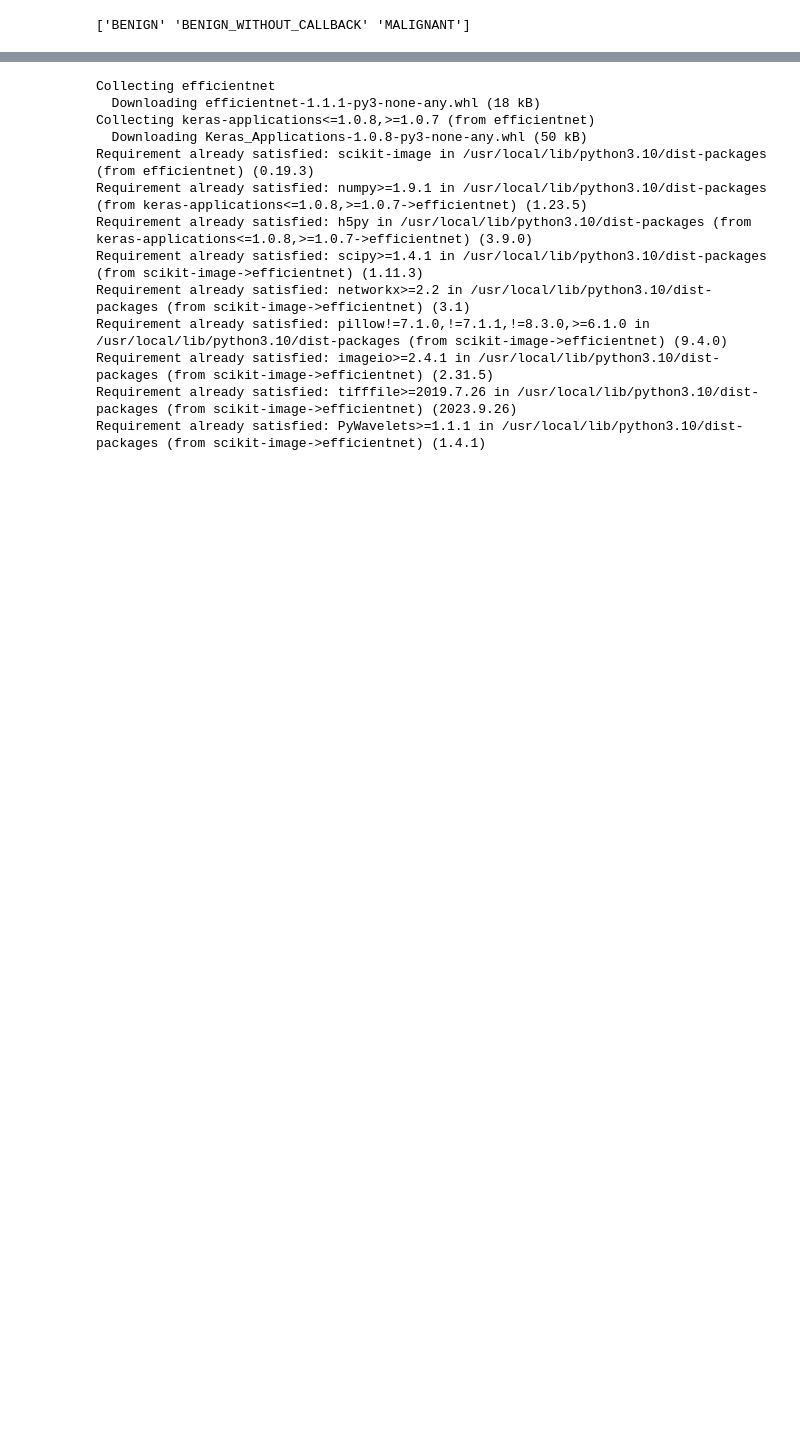
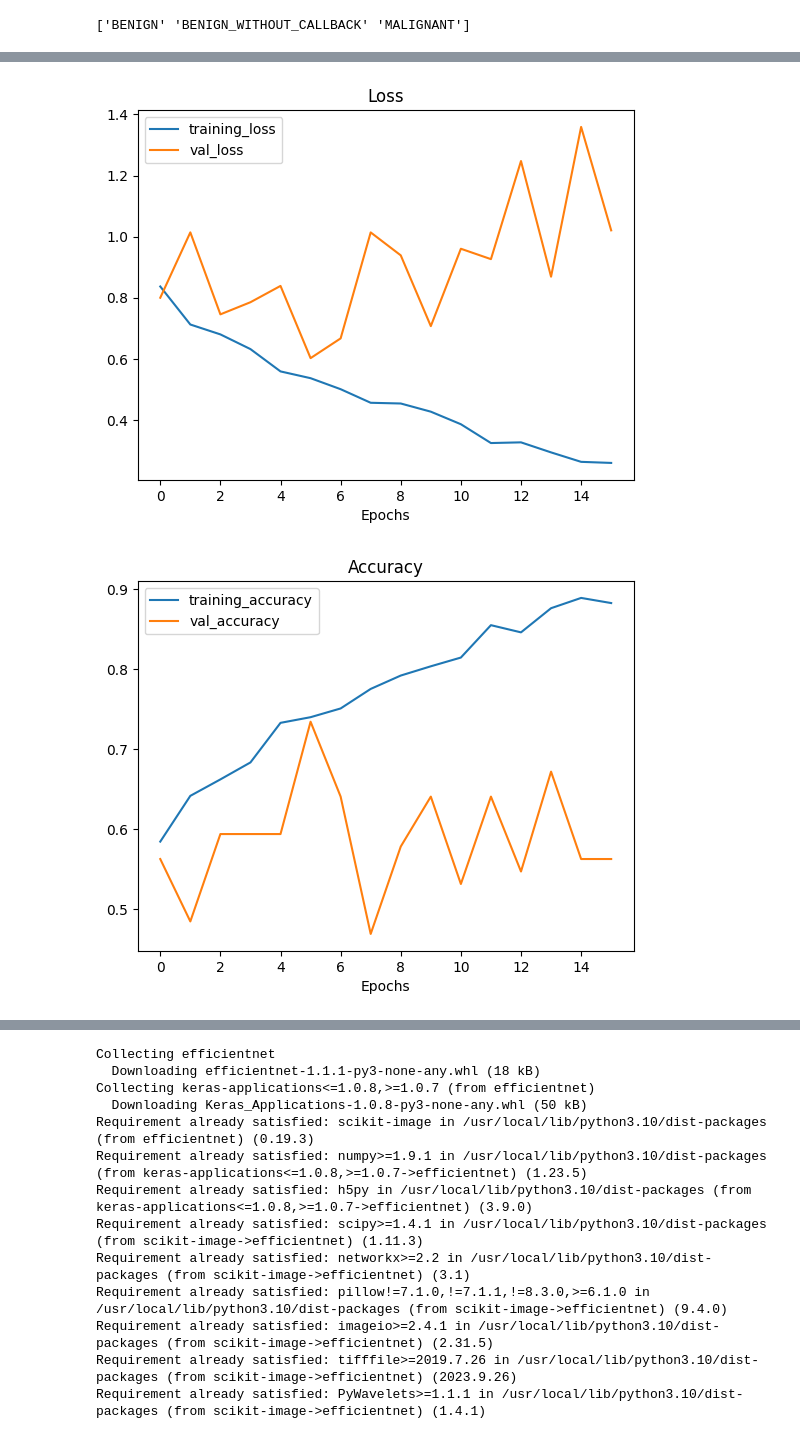
Before and after one commit to NestorBaptista/Project4_Breast_Cancer_Classification, a Jupyter notebook: Breast_cancer_classification.ipynb, the cells around one changed output, grey strips where cells are left out. Saved outputs shown, nothing was run; the diff lists cells and outputs as text; code cells hidden in the pictures; blank space fills up the shorter version.

```diff
--- a/Breast_cancer_classification.ipynb
+++ b/Breast_cancer_classification.ipynb
@@ -79,0 +366,4 @@ array([[249, 249, 254, ...,   0,   0,   0],
+# %%
+# In model_1, make all the layers trainable
+model_1.layers[2].trainable = True
+print(f"Number of trainable variables after unfreezing all layers: {len(model_1.layers[2].trainable_variables)}")
@@ -79,0 +377,4 @@ array([[249, 249, 254, ...,   0,   0,   0],
+# %%
+model_1.compile(loss="categorical_crossentropy",
+                optimizer=tf.keras.optimizers.Adam(learning_rate=0.0001), # lr is 10x lower than before for fine-tuning
+                metrics=["accuracy"])
@@ -79,0 +465,9 @@ array([[249, 249, 254, ...,   0,   0,   0],
+# %%
+# Refit the model (same as model_0 except with more trainable layers)
+history_finetune_1 = model_1.fit(train_data,
+                                          epochs=fine_tune_epochs,
+                                          validation_data=test_data,
+                                          initial_epoch=history_0.epoch[-1], # start from previous last epoch
+                                          validation_steps=int(0.25 * len(test_data)) #,
+                                          # callbacks=[create_tensorboard_callback("transfer_learning", "fine_tune_0")]
+                                 ) # name experiment appropriately
@@ -79,0 +492,7 @@ array([[249, 249, 254, ...,   0,   0,   0],
+# %%
+# Evaluate the model on the test data
+results_tf_ft_1 = model_1.evaluate(test_data)
+results_tf_ft_1
+# Plot model loss curves
+plot_loss_curves(history_finetune_1)
+# %% [output]
@@ -79,0 +500,2 @@ array([[249, 249, 254, ...,   0,   0,   0],
+[figure, added]
+[figure, added]
```
Also changed, not shown: parts of 46 cells of this notebook.
